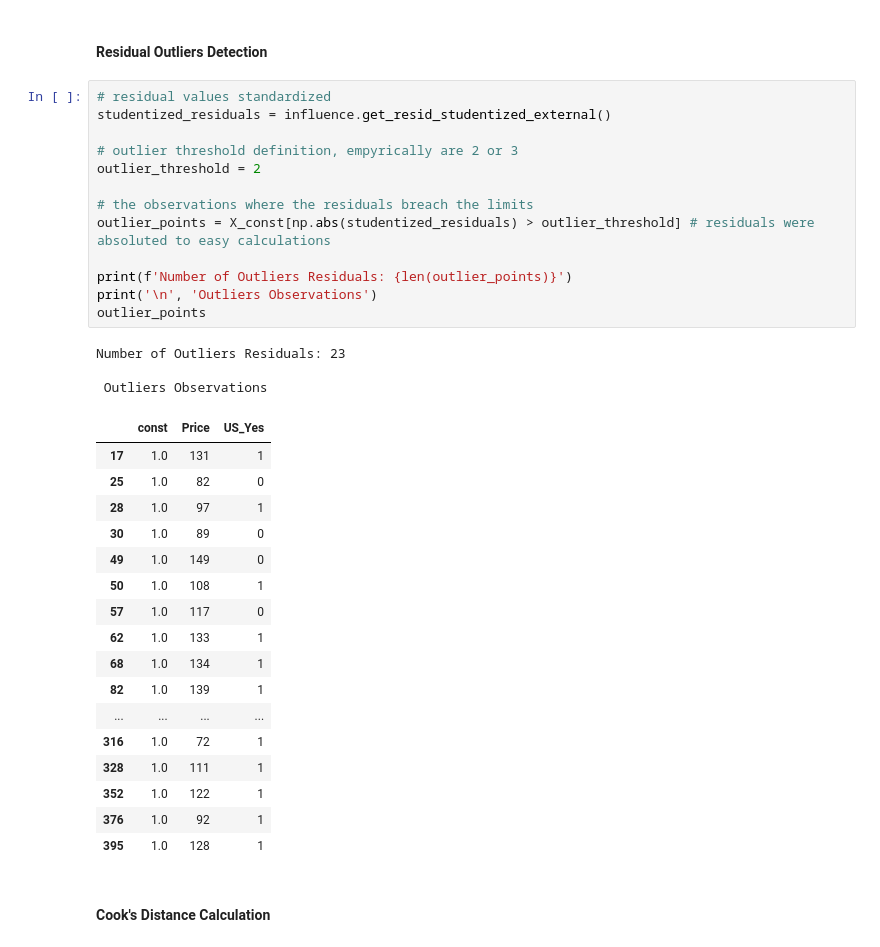
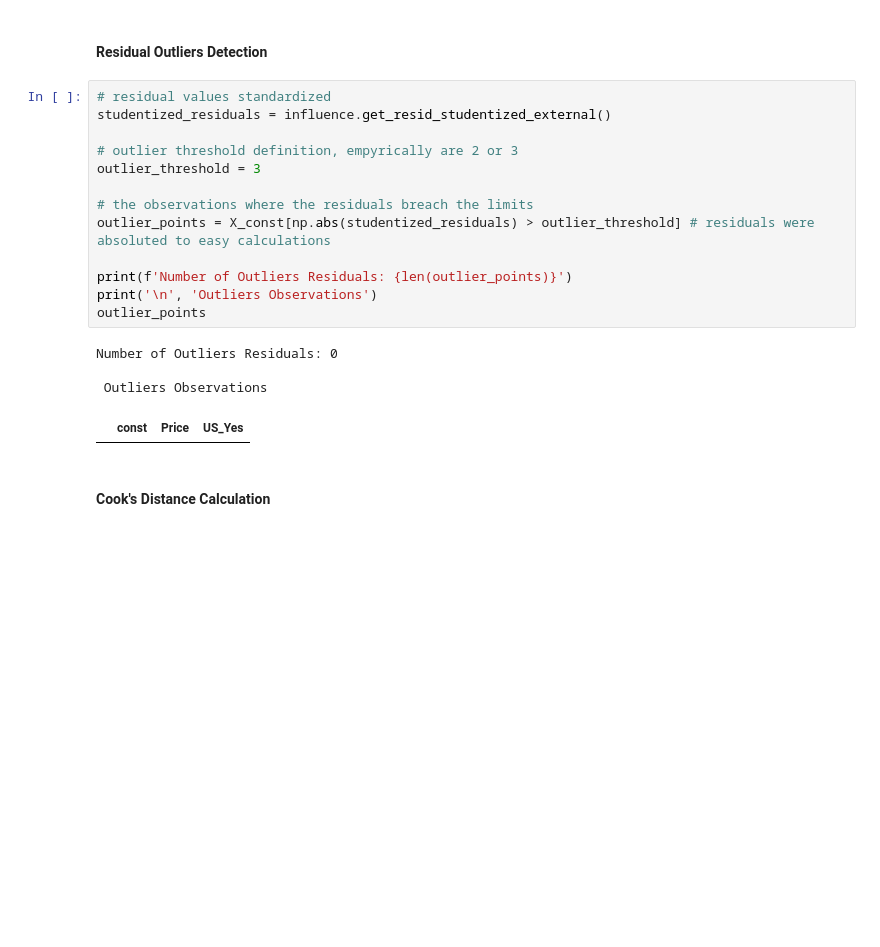
Before and after one commit to raquelmteo/FEP-EDA, a Jupyter notebook: Lab - Regression Assignment.ipynb, the cells around one changed output. Drawn from its saved outputs; the diff is of its cells as text; blank space fills up the shorter version.

```diff
--- a/Lab - Regression Assignment.ipynb
+++ b/Lab - Regression Assignment.ipynb
@@ -207,37 +216,21 @@ Number of High Leverage observations: 20
 # %%
 # residual values standardized
 studentized_residuals = influence.get_resid_studentized_external()
 
 # outlier threshold definition, empyrically are 2 or 3
-outlier_threshold = 2
+outlier_threshold = 3
 
 # the observations where the residuals breach the limits
 outlier_points = X_const[np.abs(studentized_residuals) > outlier_threshold] # residuals were absoluted to easy calculations
 
 print(f'Number of Outliers Residuals: {len(outlier_points)}')
 print('\n', 'Outliers Observations')
 outlier_points
 # %% [output]
-Number of Outliers Residuals: 23
+Number of Outliers Residuals: 0
 
  Outliers Observations
 |  | const | Price | US_Yes |
-| 17 | 1.0 | 131 | 1 |
-| 25 | 1.0 | 82 | 0 |
-| 28 | 1.0 | 97 | 1 |
-| 30 | 1.0 | 89 | 0 |
-| 49 | 1.0 | 149 | 0 |
-| 50 | 1.0 | 108 | 1 |
-| 57 | 1.0 | 117 | 0 |
-| 62 | 1.0 | 133 | 1 |
-| 68 | 1.0 | 134 | 1 |
-| 82 | 1.0 | 139 | 1 |
-| ... | ... | ... | ... |
-| 316 | 1.0 | 72 | 1 |
-| 328 | 1.0 | 111 | 1 |
-| 352 | 1.0 | 122 | 1 |
-| 376 | 1.0 | 92 | 1 |
-| 395 | 1.0 | 128 | 1 |
 # %% [markdown]
 #### Cook's Distance Calculation
 # %%
```
Also changed, not shown: parts of 8 cells of this notebook.
